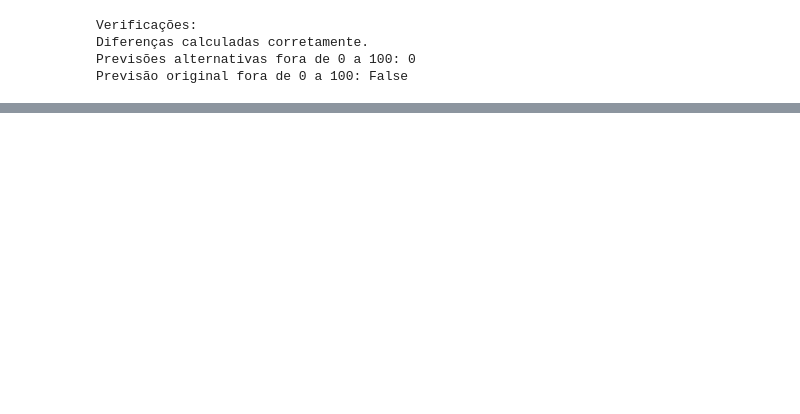
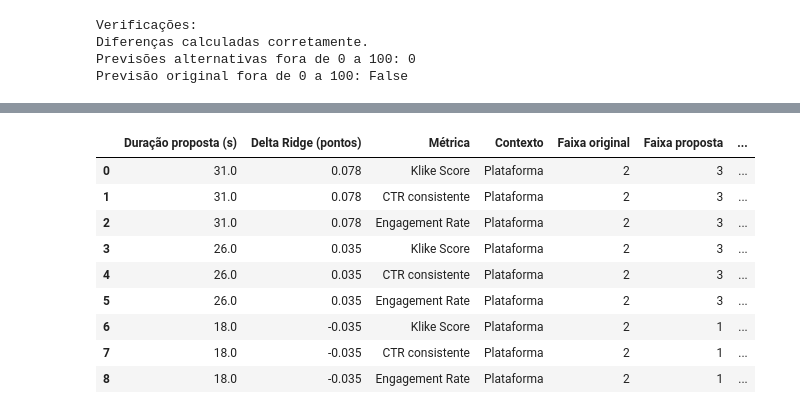
Before and after one commit to joaobaungartner/klike-data-science-challenge, a Jupyter notebook: parte-3.ipynb, the cells around one changed output, grey strips where cells are left out. Drawn from its saved outputs; the diff is of its cells as text; code cells hidden in the pictures; blank space fills up the shorter version.

```diff
--- a/parte-3.ipynb
+++ b/parte-3.ipynb
@@ -947,0 +1795,77 @@ Previsão original fora de 0 a 100: False
+# %%
+
+# Cenários de duração da campanha de exemplo
+cenarios_duracao = simulacoes.loc[
+    simulacoes["feature_alterada"] == "video_duration_s"
+].copy()
+
+# Identificar os quartis de duração da plataforma
+duracoes_referencia = df_evidencias.loc[
+    df_evidencias["platform"] == campanha_exemplo["platform"],
+    "video_duration_s"
+].dropna()
+
+print("Campanha:", campanha_exemplo["campaign_id"])
+print("Plataforma:", campanha_exemplo["platform"])
+
+print("\nQuartis da duração no treinamento:")
+display(
+    duracoes_referencia.quantile(
+        [0.25, 0.50, 0.75]
+    ).to_frame(name="Duração (s)")
+)
+
+# Comparar cada duração alternativa
+resultados_duracao = []
+
+for _, cenario in cenarios_duracao.iterrows():
+
+    comparacao = comparar_duracao_contextual(
+        campanha=campanha_exemplo,
+        duracao_proposta=cenario["valor_proposto"],
+        minimo_por_grupo=10
+    )
+
+    comparacao.insert(
+        0,
+        "Duração proposta (s)",
+        float(cenario["valor_proposto"])
+    )
+
+    comparacao.insert(
+        1,
+        "Delta Ridge (pontos)",
+        float(cenario["delta_score_previsto"])
+    )
+
+    resultados_duracao.append(comparacao)
+
+evidencias_duracao = pd.concat(
+    resultados_duracao,
+    ignore_index=True
+)
+
+print("\nComparações contextuais da duração:")
+display(evidencias_duracao.round(3))
+
+print("\nStatus das comparações:")
+display(
+    evidencias_duracao["Status"]
+    .value_counts()
+    .rename_axis("Status")
+    .reset_index(name="Comparações")
+)
+
+# Verificações
+assert len(evidencias_duracao) == (
+    len(cenarios_duracao) * 3
+)
+
+assert set(evidencias_duracao["Métrica"]) == {
+    "Klike Score",
+    "CTR consistente",
+    "Engagement Rate"
+}
+
+print("\nAnálise contextual de duração concluída.")
+# %% [output]
@@ -947,0 +1881,10 @@ Previsão original fora de 0 a 100: False
+|  | Duração proposta (s) | Delta Ridge (pontos) | Métrica | Contexto | Faixa original | Faixa proposta | ... |
+| 0 | 31.0 | 0.078 | Klike Score | Plataforma | 2 | 3 | ... |
+| 1 | 31.0 | 0.078 | CTR consistente | Plataforma | 2 | 3 | ... |
+| 2 | 31.0 | 0.078 | Engagement Rate | Plataforma | 2 | 3 | ... |
+| 3 | 26.0 | 0.035 | Klike Score | Plataforma | 2 | 3 | ... |
+| 4 | 26.0 | 0.035 | CTR consistente | Plataforma | 2 | 3 | ... |
+| 5 | 26.0 | 0.035 | Engagement Rate | Plataforma | 2 | 3 | ... |
+| 6 | 18.0 | -0.035 | Klike Score | Plataforma | 2 | 1 | ... |
+| 7 | 18.0 | -0.035 | CTR consistente | Plataforma | 2 | 1 | ... |
+| 8 | 18.0 | -0.035 | Engagement Rate | Plataforma | 2 | 1 | ... |
```
Also changed, not shown: parts of 16 cells of this notebook.
